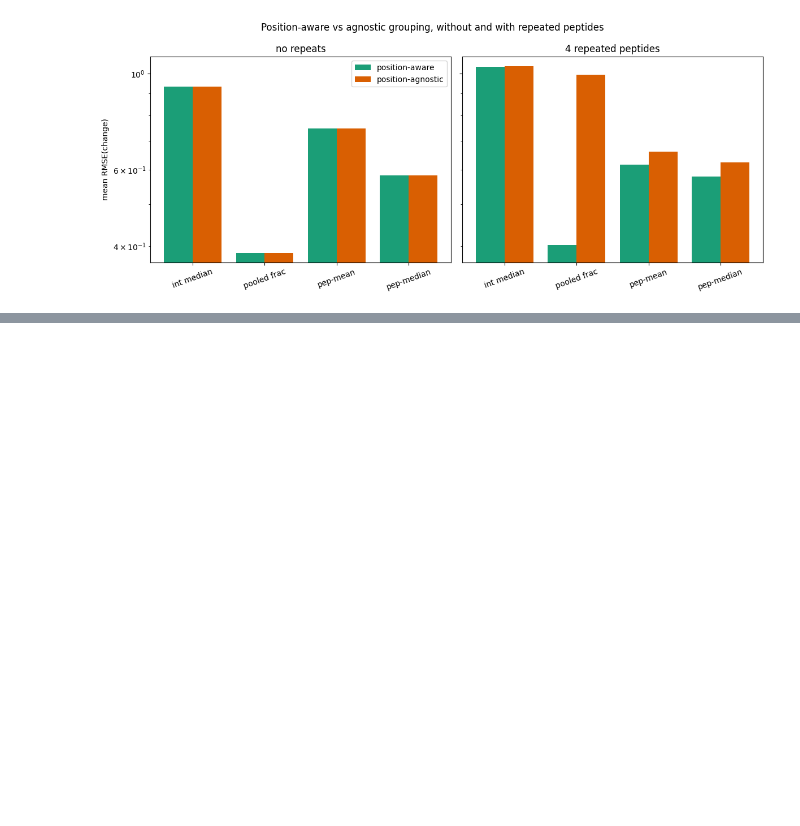
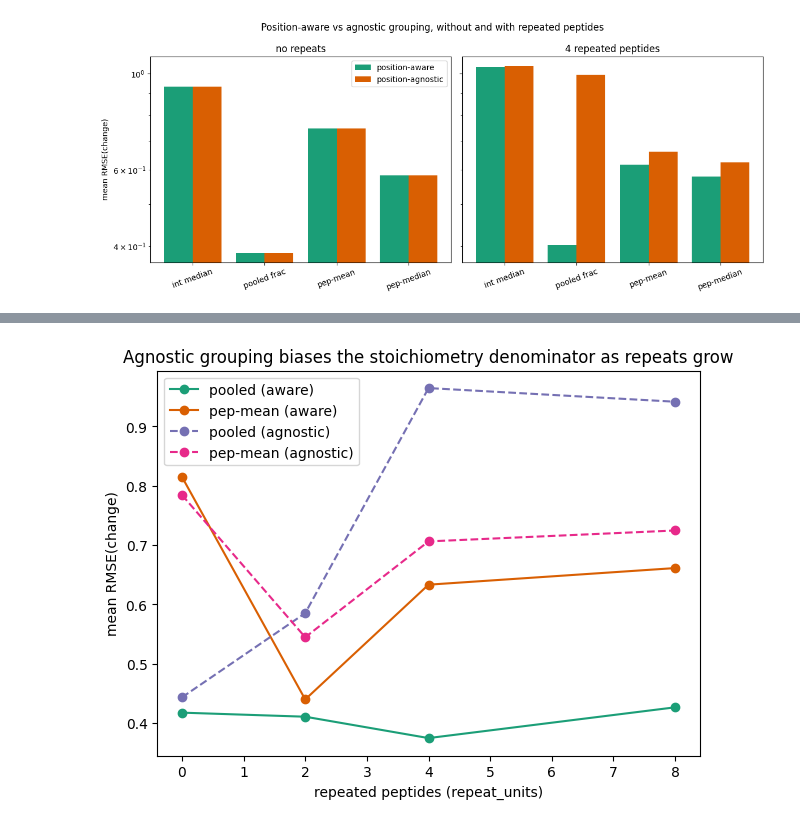
Before and after one commit to pcruzparri/QuantProteomicsSimBox, a Jupyter notebook: src/quantproteomicssimbox/playground.ipynb, the cells around one changed output, grey strips where cells are left out. Drawn from its saved outputs; the diff is of its cells as text; code cells hidden in the pictures; blank space fills up the shorter version.

```diff
--- a/src/quantproteomicssimbox/playground.ipynb
+++ b/src/quantproteomicssimbox/playground.ipynb
@@ -315,0 +324,23 @@ plt.show()
+# %%
+repeats = [0, 2, 4, 8]
+c1_base = dict(n_proteins=5, protein_length=160, n_subjects=12, abundance=200,
+               miscleavage_rate=0.3, var_subject=1.0, var_site=1.0, missingness=0.0)
+c1_methods = {"pooled": stoichiometry_method("fraction"), "pep-mean": stoichiometry_method("peptide_mean")}
+c1 = run_sweep({"repeat_units": repeats, "position_aware": [True, False]},
+               c1_methods, n_replicates=4, base=c1_base)
+
+curves = {}
+for r in c1:
+    curves.setdefault((r.method, r.params["position_aware"]), {})[r.params["repeat_units"]] = r.rmse_mean
+
+fig, ax = plt.subplots(figsize=(7, 5))
+for (method, aware), pts in curves.items():
+    ax.plot(repeats, [pts[k] for k in repeats], marker="o", ls="-" if aware else "--",
+            label=f"{method} ({'aware' if aware else 'agnostic'})")
+ax.set_xlabel("repeated peptides (repeat_units)")
+ax.set_ylabel("mean RMSE(change)")
+ax.set_title("Agnostic grouping biases the stoichiometry denominator as repeats grow")
+ax.legend()
+plt.show()
+# %% [output]
+[figure, added]
```
Also changed, not shown: parts of 7 cells of this notebook, 2 other files.
